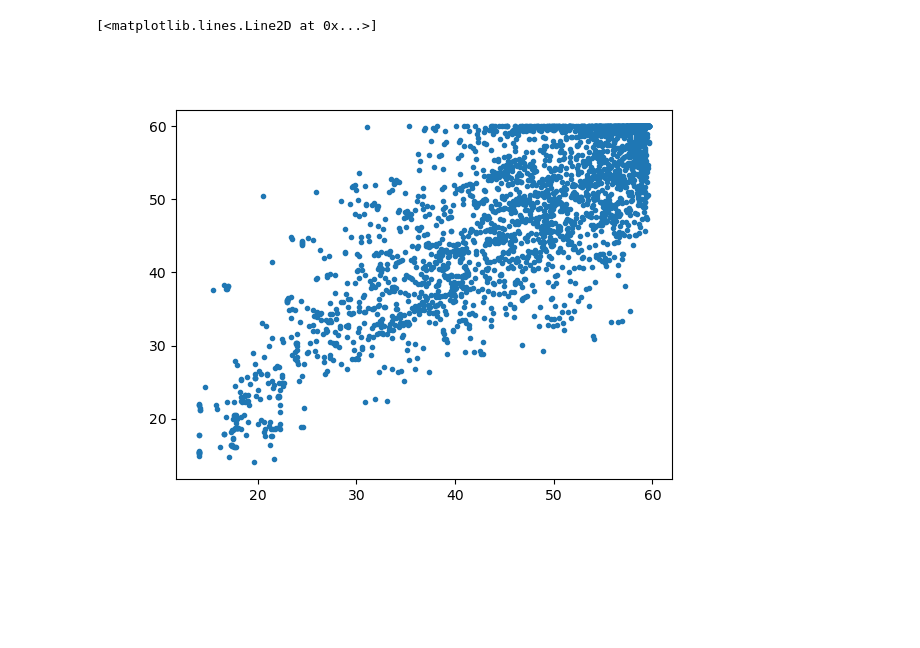
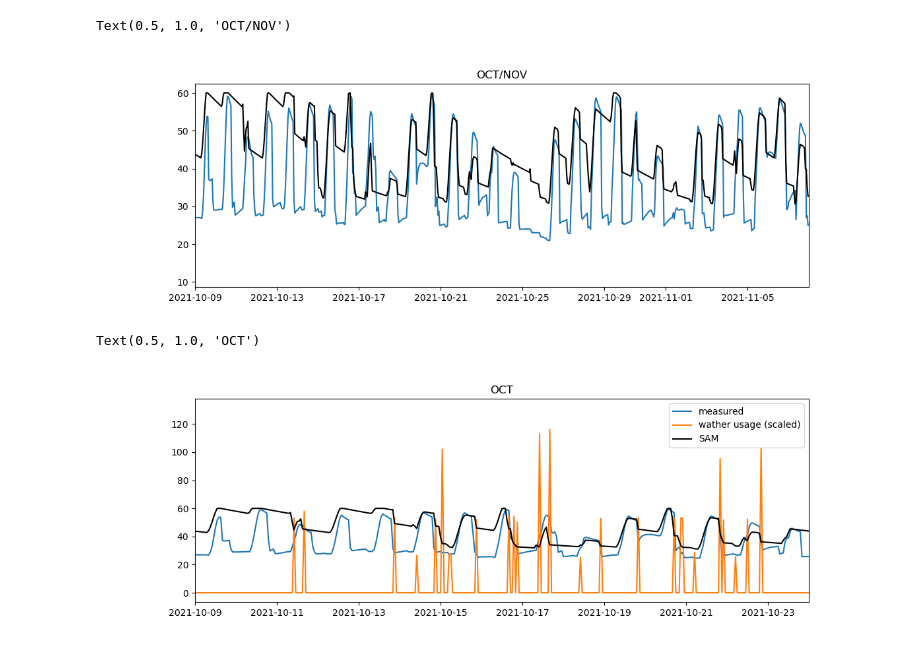
Before and after one commit to htcpedro/swh, a Jupyter notebook: SAMvalidation.ipynb, the cells around one changed output. Cells and saved outputs as stored; diff of their text form; code cells hidden in the pictures; blank space fills up the shorter version.

```diff
--- a/SAMvalidation.ipynb
+++ b/SAMvalidation.ipynb
@@ -107,11 +117,7 @@ with open(f'./data/DonnaAv_{YEAR}_waterMAINSsmooth.csv', 'w') as f:
 # %%
 # SAM resuls
 # reads SAM results
-df_R = pd.read_csv(f'./data/results.csv')
+df_R = pd.read_csv(f'./data/results_{YEAR}.csv')
 TS = [dt.datetime.strptime(f'{YEAR} ' + x, '%Y %b %d, %I:%M %p') for x in df_R['Time stamp']]
 df_R.index = TS
-
-df_R2 = pd.read_csv(f'./data/resultsCIMIS.csv')
-TS = [dt.datetime.strptime(f'{YEAR} ' + x, '%Y %b %d, %I:%M %p') for x in df_R2['Time stamp']]
-df_R2.index = TS
 # %%
@@ -128,8 +151,21 @@ plt.plot(df_EXP['City Flowrate [ l/h]']/600*60)
+# %%
+plt.figure(figsize=(12,4))
+plt.plot(df_EXP['Storage Tank Temperature [ °C]'],label='measured')
+plt.plot(df_R['T tank | (C)'],'k',label='SAM')
+plt.legend()
+plt.xlim((18609+10*30, 18609+11*30))
+plt.title('OCT/NOV')
+# %% [output]
+Text(0.5, 1.0, 'OCT/NOV')
+[figure, added]
 # %%
-II = (HH>=10) & (HH<=17)
-plt.figure()
-plt.plot(Ttank[II], df_R['T tank | (C)'][II],'.')
-# plt.plot(Ttank[II], df_R2['T tank | (C)'][II],'.')
+plt.figure(figsize=(12,4))
+plt.plot(df_EXP['Storage Tank Temperature [ °C]'],label='measured')
+plt.plot(df_EXP['City Flowrate [ l/h]']/500*60,label='wather usage (scaled)')
+plt.plot(df_R['T tank | (C)'],'k',label='SAM')
+plt.legend()
+plt.xlim((18609+10*30, 18609+10.5*30))
+plt.title('OCT')
 # %% [output]
-[<matplotlib.lines.Line2D at 0x...>]
+Text(0.5, 1.0, 'OCT')
-[figure, old version]
+[figure, new version]
```
Also changed, not shown: parts of 17 cells of this notebook.
